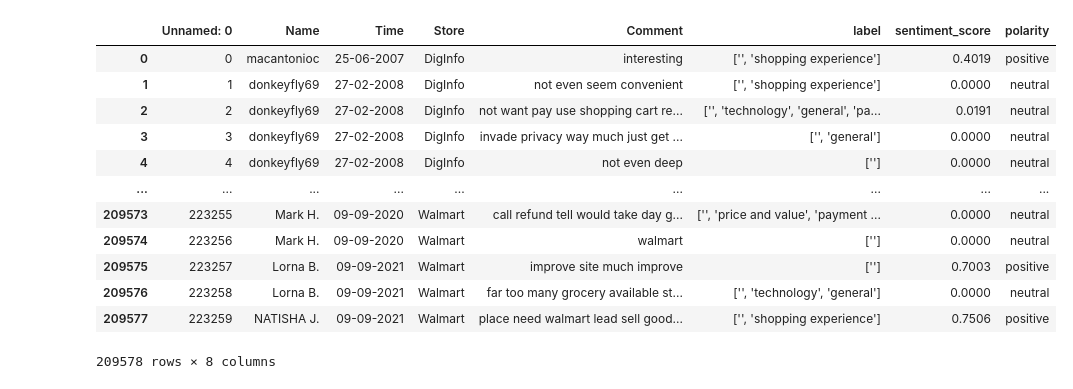
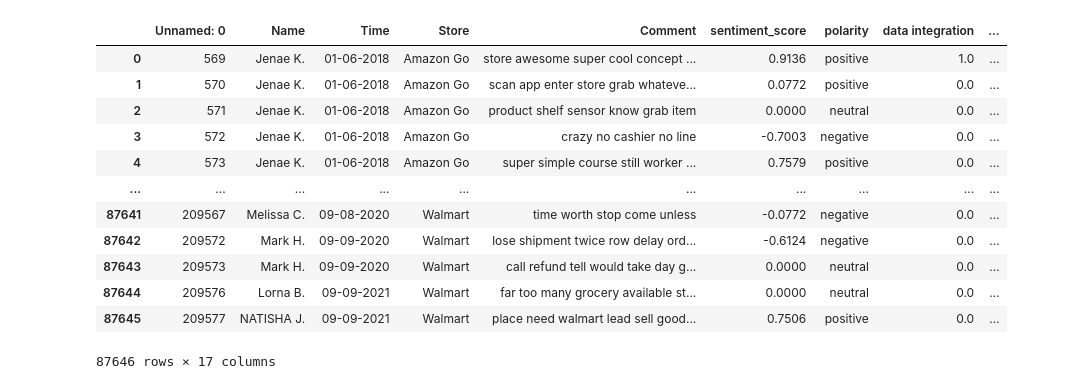
Before and after one commit to paferuto/ABSA-on-IoT-comments, a Jupyter notebook: 05. DataVisualization/DataVisualization.ipynb, the cells around one changed output. Drawn from its saved outputs; the diff is of its cells as text; code cells hidden in the pictures.

```diff
--- a/05. DataVisualization/DataVisualization.ipynb
+++ b/05. DataVisualization/DataVisualization.ipynb
@@ -1,23 +1,23 @@
 # %%
 import numpy as np
 import pandas as pd
 import matplotlib.pyplot as plt
 import seaborn as sns
 %matplotlib inline
 # Load the data
-df = pd.read_csv('DataWithLabel.csv')
+df = pd.read_csv('Visualize_final.csv')
 df
 # %% [output]
-|  | Unnamed: 0 | Name | Time | Store | Comment | label | sentiment_score | polarity |
-| 0 | 0 | macantonioc | 25-06-2007 | DigInfo | interesting | ['', 'shopping experience'] | 0.4019 | positive |
-| 1 | 1 | donkeyfly69 | 27-02-2008 | DigInfo | not even seem convenient | ['', 'shopping experience'] | 0.0000 | neutral |
-| 2 | 2 | donkeyfly69 | 27-02-2008 | DigInfo | not want pay use shopping cart re... | ['', 'technology', 'general', 'pa... | 0.0191 | neutral |
-| 3 | 3 | donkeyfly69 | 27-02-2008 | DigInfo | invade privacy way much just get ... | ['', 'general'] | 0.0000 | neutral |
-| 4 | 4 | donkeyfly69 | 27-02-2008 | DigInfo | not even deep | [''] | 0.0000 | neutral |
-| ... | ... | ... | ... | ... | ... | ... | ... | ... |
-| 209573 | 223255 | Mark H. | 09-09-2020 | Walmart | call refund tell would take day g... | ['', 'price and value', 'payment ... | 0.0000 | neutral |
-| 209574 | 223256 | Mark H. | 09-09-2020 | Walmart | walmart | [''] | 0.0000 | neutral |
-| 209575 | 223257 | Lorna B. | 09-09-2021 | Walmart | improve site much improve | [''] | 0.7003 | positive |
-| 209576 | 223258 | Lorna B. | 09-09-2021 | Walmart | far too many grocery available st... | ['', 'technology', 'general'] | 0.0000 | neutral |
-| 209577 | 223259 | NATISHA J. | 09-09-2021 | Walmart | place need walmart lead sell good... | ['', 'shopping experience'] | 0.7506 | positive |
+|  | Unnamed: 0 | Name | Time | Store | Comment | sentiment_score | polarity | data integration | ... |
+| 0 | 569 | Jenae K. | 01-06-2018 | Amazon Go | store awesome super cool concept ... | 0.9136 | positive | 1.0 | ... |
+| 1 | 570 | Jenae K. | 01-06-2018 | Amazon Go | scan app enter store grab whateve... | 0.0772 | positive | 0.0 | ... |
+| 2 | 571 | Jenae K. | 01-06-2018 | Amazon Go | product shelf sensor know grab item | 0.0000 | neutral | 0.0 | ... |
+| 3 | 572 | Jenae K. | 01-06-2018 | Amazon Go | crazy no cashier no line | -0.7003 | negative | 0.0 | ... |
+| 4 | 573 | Jenae K. | 01-06-2018 | Amazon Go | super simple course still worker ... | 0.7579 | positive | 0.0 | ... |
+| ... | ... | ... | ... | ... | ... | ... | ... | ... | ... |
+| 87641 | 209567 | Melissa C. | 09-08-2020 | Walmart | time worth stop come unless | -0.0772 | negative | 0.0 | ... |
+| 87642 | 209572 | Mark H. | 09-09-2020 | Walmart | lose shipment twice row delay ord... | -0.6124 | negative | 0.0 | ... |
+| 87643 | 209573 | Mark H. | 09-09-2020 | Walmart | call refund tell would take day g... | 0.0000 | neutral | 0.0 | ... |
+| 87644 | 209576 | Lorna B. | 09-09-2021 | Walmart | far too many grocery available st... | 0.0000 | neutral | 0.0 | ... |
+| 87645 | 209577 | NATISHA J. | 09-09-2021 | Walmart | place need walmart lead sell good... | 0.7506 | positive | 0.0 | ... |
-209578 rows × 8 columns
+87646 rows × 17 columns
```
Also changed, not shown: parts of 7 cells of this notebook, 4 other files.
